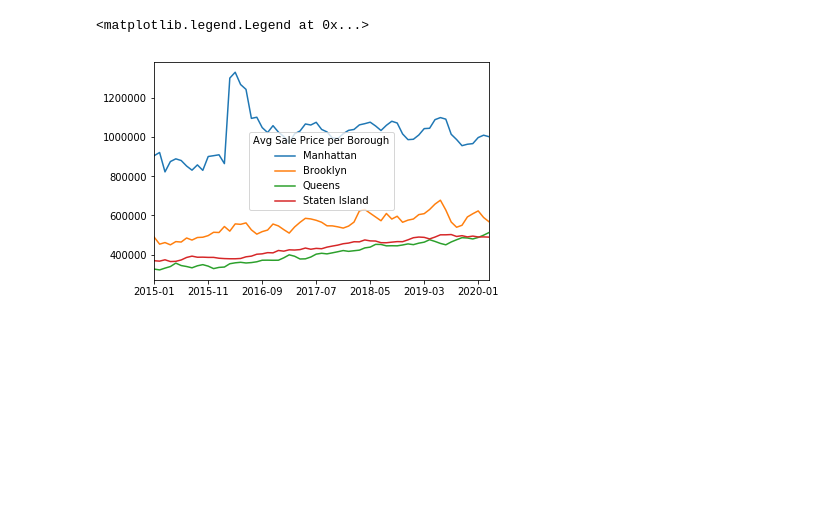
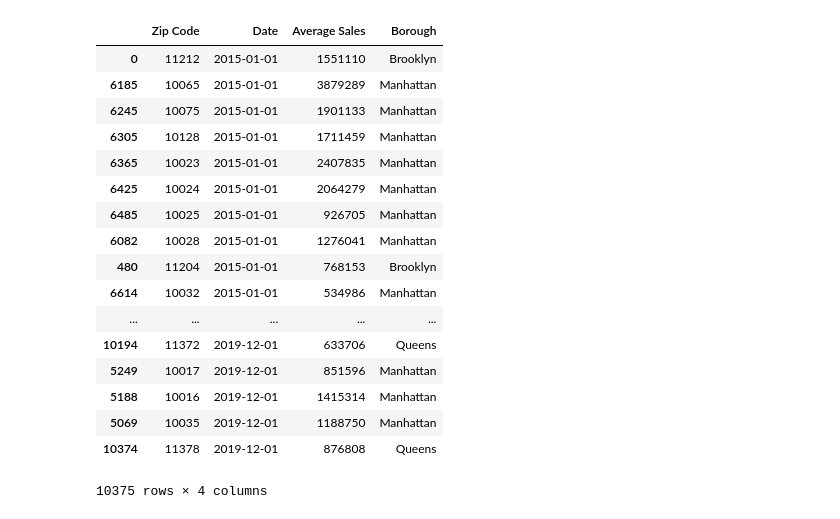
Before and after one commit to ShakedRj/NYC_Real_Estate, a Jupyter notebook: sale_analysis.ipynb, the cells around one changed output. Drawn from its saved outputs; the diff is of its cells as text; code cells hidden in the pictures; blank space fills up the shorter version.

```diff
--- a/sale_analysis.ipynb
+++ b/sale_analysis.ipynb
@@ -79,13 +29,42 @@ See the caveats in the documentation: http://pandas.pydata.org/pandas-docs/stabl
-# %%
-avg_sale_price_per_borough=sale_ny_df.drop(columns='Zip_Code')
-avg_sale_price_per_borough.set_index(avg_sale_price_per_borough['Borough'],inplace=True)
-avg_sale_price_per_borough.drop(columns='Borough',inplace=True)
-avg_sale_price_per_borough=avg_sale_price_per_borough.groupby('Borough').mean()
-ax=avg_sale_price_per_borough.loc['Manhattan'].plot()
-avg_sale_price_per_borough.loc['Brooklyn'].plot(ax=ax)
-avg_sale_price_per_borough.loc['Queens'].plot(ax=ax)
-avg_sale_price_per_borough.loc['Staten Island'].plot(ax=ax)
-ax.legend(['Manhattan','Brooklyn','Queens','Staten Island'],title='Avg Sale Price per Borough')
-# %% [output]
-<matplotlib.legend.Legend at 0x...>
-[figure, removed]
+# %%
+nyc_sale_path=Path("data/NYC_data.csv")
+colnames = ["sno","Zip Code", "Date", "Num of Units Sold", "Average Sales", "Median Sales"]
+
+nyc_sale_df=pd.read_csv(nyc_sale_path, names=colnames, header=None)
+nyc_sale_df.drop(columns=['sno','Num of Units Sold','Median Sales'],inplace=True)
+for i in range (len(nyc_sale_df)):
+    nyc_sale_df.iloc[i,0]=nyc_sale_df.iloc[i,0][2:]
+nyc_sale_df['Borough']=pd.Series()
+for i in range(len(nyc_sale_df)):
+    if int(nyc_sale_df.iloc[i,0]) in bronx:
+        nyc_sale_df.iloc[i,3]='Bronx'
+    elif int(nyc_sale_df.iloc[i,0]) in brooklyn:
+        nyc_sale_df.iloc[i,3]='Brooklyn'
+    elif int(nyc_sale_df.iloc[i,0]) in manhattan:
+        nyc_sale_df.iloc[i,3]='Manhattan'
+    elif int(nyc_sale_df.iloc[i,0]) in queens:
+         nyc_sale_df.iloc[i,3]='Queens'
+    elif int(nyc_sale_df.iloc[i,0]) in staten_island:
+         nyc_sale_df.iloc[i,3]='Staten Island'
+nyc_sale_df['Date']=pd.to_datetime(nyc_sale_df['Date'])
+nyc_sale_df.sort_values(by='Date',inplace=True)
+nyc_sale_df
+# %% [output]
+|  | Zip Code | Date | Average Sales | Borough |
+| 0 | 11212 | 2015-01-01 | 1551110 | Brooklyn |
+| 6185 | 10065 | 2015-01-01 | 3879289 | Manhattan |
+| 6245 | 10075 | 2015-01-01 | 1901133 | Manhattan |
+| 6305 | 10128 | 2015-01-01 | 1711459 | Manhattan |
+| 6365 | 10023 | 2015-01-01 | 2407835 | Manhattan |
+| 6425 | 10024 | 2015-01-01 | 2064279 | Manhattan |
+| 6485 | 10025 | 2015-01-01 | 926705 | Manhattan |
+| 6082 | 10028 | 2015-01-01 | 1276041 | Manhattan |
+| 480 | 11204 | 2015-01-01 | 768153 | Brooklyn |
+| 6614 | 10032 | 2015-01-01 | 534986 | Manhattan |
+| ... | ... | ... | ... | ... |
+| 10194 | 11372 | 2019-12-01 | 633706 | Queens |
+| 5249 | 10017 | 2019-12-01 | 851596 | Manhattan |
+| 5188 | 10016 | 2019-12-01 | 1415314 | Manhattan |
+| 5069 | 10035 | 2019-12-01 | 1188750 | Manhattan |
+| 10374 | 11378 | 2019-12-01 | 876808 | Queens |
+10375 rows × 4 columns
```
Also changed, not shown: parts of 7 cells of this notebook, 1 other file.
